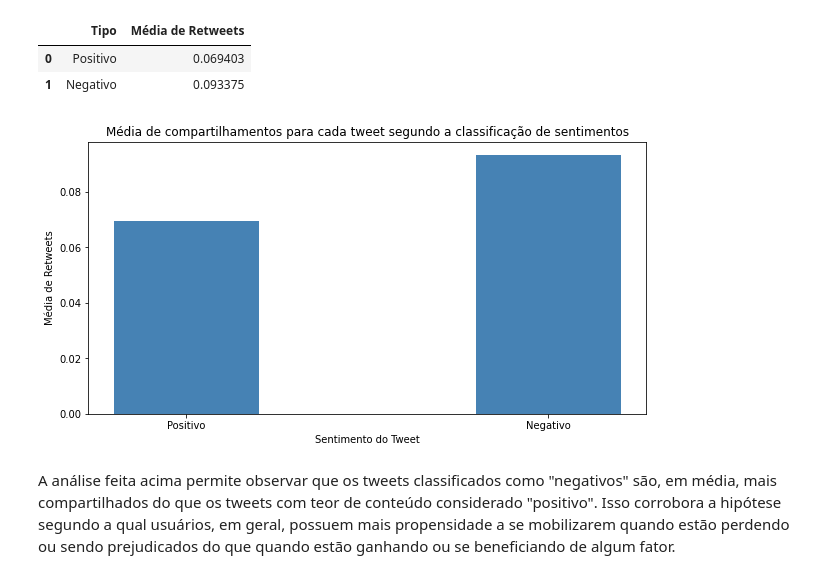
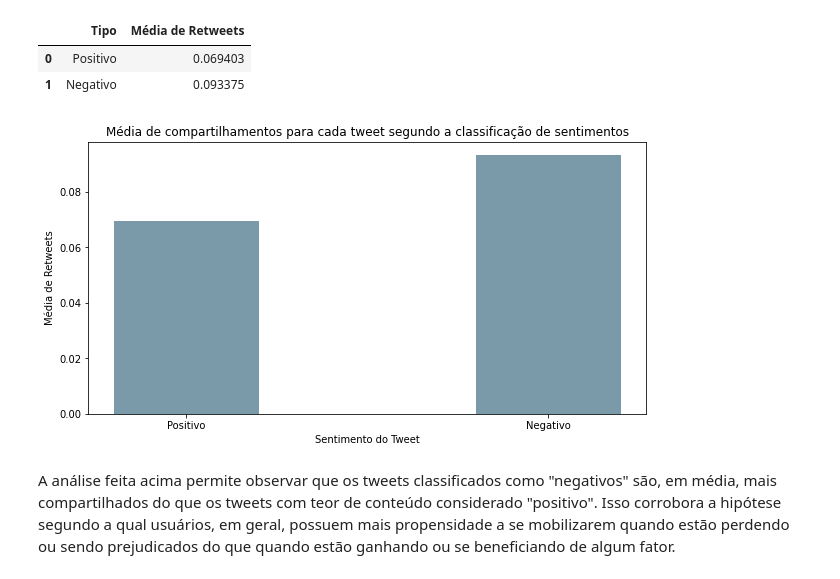
Before and after one commit to atmasuko/Intro-ao-Python, a Jupyter notebook: Trabalho_Prático_Parte_1_Grupo_X.ipynb, the cells around one changed output. Saved outputs shown, nothing was run; the diff lists cells and outputs as text; code cells hidden in the pictures.

```diff
--- a/Trabalho_Prático_Parte_1_Grupo_X.ipynb
+++ b/Trabalho_Prático_Parte_1_Grupo_X.ipynb
@@ -265,20 +284,20 @@ data
 # %%
 data = {'Positivo':x, 'Negativo':y}
 retweets = list(data.keys())
 values = list(data.values())
 
 fig = plt.figure(figsize = (10, 5))
 
 # criando o bar plot
-plt.bar(retweets, values, color ='steelblue',
+plt.bar(retweets, values, color ='#7B9AA9',
         width = 0.4)
 
 plt.xlabel("Sentimento do Tweet")
 plt.ylabel("Média de Retweets")
 plt.title("Média de compartilhamentos para cada tweet segundo a classificação de sentimentos")
 plt.show()
 # %% [output]
-[figure, old version]
+[figure, new version]
 # %% [markdown]
 A análise feita acima permite observar que os tweets classificados como "negativos" são, em média, mais compartilhados do que os tweets com teor de conteúdo considerado "positivo". Isso corrobora a hipótese segundo a qual usuários, em geral, possuem mais propensidade a se mobilizarem quando estão perdendo ou sendo prejudicados do que quando estão ganhando ou se beneficiando de algum fator.
 # %% [markdown]
```
Also changed, not shown: parts of 37 cells of this notebook.
